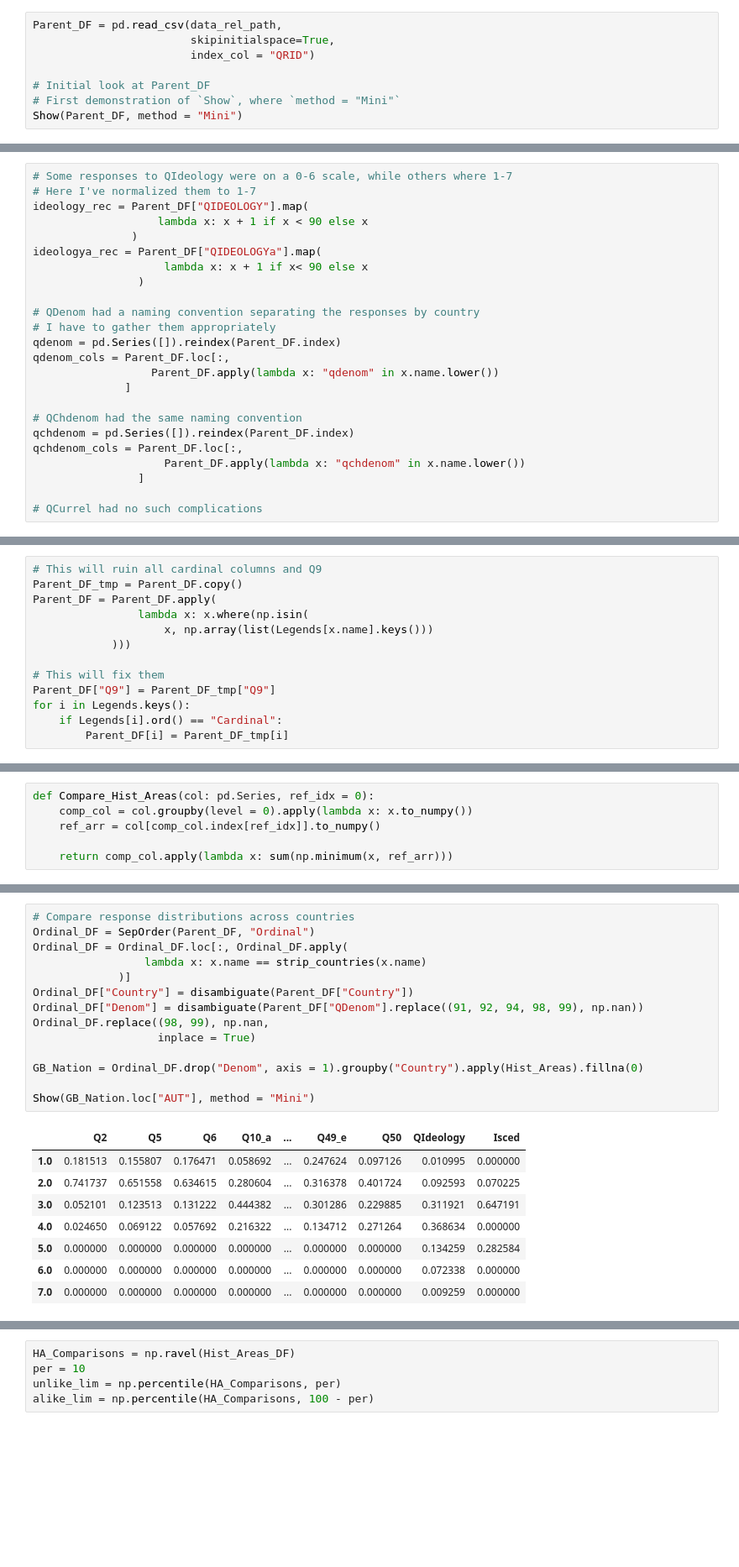
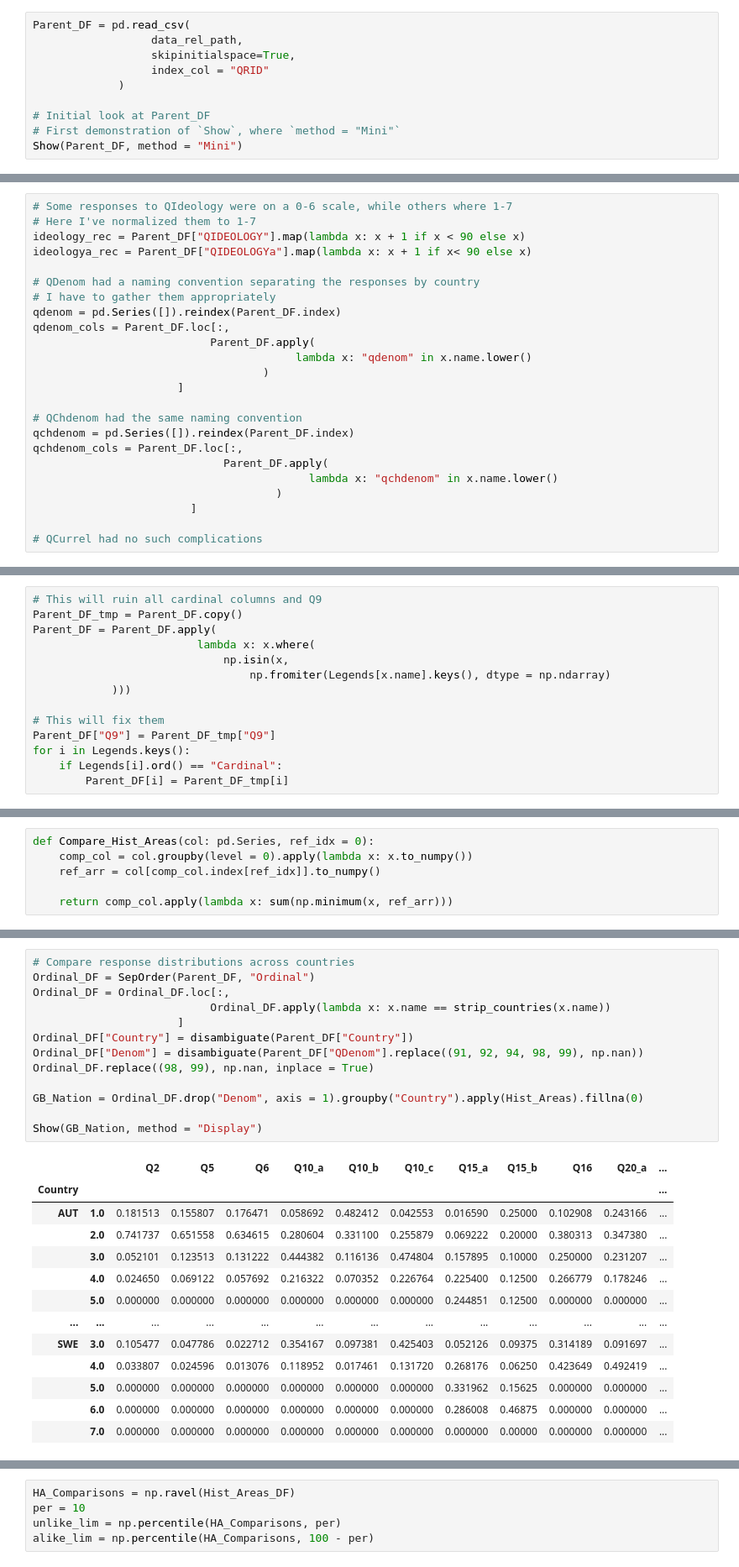
Before and after one commit to EvansOMalley/Personal-Project-Summer-2026, a Jupyter notebook: Summer-2026.ipynb, the cells around one changed output, grey strips where cells are left out. Shown at 84% size. Cells and saved outputs as stored; diff of their text form; blank space fills up the shorter version.

Commit message:
Formatting and pivot table

```diff
--- a/Summer-2026.ipynb
+++ b/Summer-2026.ipynb
@@ -368,9 +365,11 @@ while s < len(codebook):
 &nbsp;&nbsp;&nbsp;&nbsp;
 Import the raw data into a pandas DataFrame.
 # %%
-Parent_DF = pd.read_csv(data_rel_path,
-                        skipinitialspace=True,
-                        index_col = "QRID")
+Parent_DF = pd.read_csv(
+                  data_rel_path,
+                  skipinitialspace=True,
+                  index_col = "QRID"
+             )
 
 # Initial look at Parent_DF
 # First demonstration of `Show`, where `method = "Mini"`
@@ -459,25 +458,25 @@ This goes for `QIdeology`, `QDenom`, `QChdenom`, and `QCurrel`.
 # %%
 # Some responses to QIdeology were on a 0-6 scale, while others where 1-7
 # Here I've normalized them to 1-7
-ideology_rec = Parent_DF["QIDEOLOGY"].map(
-                   lambda x: x + 1 if x < 90 else x
-               )
-ideologya_rec = Parent_DF["QIDEOLOGYa"].map(
-                    lambda x: x + 1 if x< 90 else x
-                )
+ideology_rec = Parent_DF["QIDEOLOGY"].map(lambda x: x + 1 if x < 90 else x)
+ideologya_rec = Parent_DF["QIDEOLOGYa"].map(lambda x: x + 1 if x< 90 else x)
 
 # QDenom had a naming convention separating the responses by country
 # I have to gather them appropriately
 qdenom = pd.Series([]).reindex(Parent_DF.index)
 qdenom_cols = Parent_DF.loc[:,
-                  Parent_DF.apply(lambda x: "qdenom" in x.name.lower())
-              ]
+                           Parent_DF.apply(
+                                        lambda x: "qdenom" in x.name.lower()
+                                   )
+                      ]
 
 # QChdenom had the same naming convention
 qchdenom = pd.Series([]).reindex(Parent_DF.index)
 qchdenom_cols = Parent_DF.loc[:,
-                    Parent_DF.apply(lambda x: "qchdenom" in x.name.lower())
-                ]
+                             Parent_DF.apply(
+                                          lambda x: "qchdenom" in x.name.lower()
+                                     )
+                        ]
 
 # QCurrel had no such complications
 # %%
@@ -656,8 +655,9 @@ Due to some error, there are values in the Parent DataFrame that are not deciphe
 # This will ruin all cardinal columns and Q9
 Parent_DF_tmp = Parent_DF.copy()
 Parent_DF = Parent_DF.apply(
-                lambda x: x.where(np.isin(
-                    x, np.array(list(Legends[x.name].keys()))
+                         lambda x: x.where(
+                             np.isin(x,
+                                 np.fromiter(Legends[x.name].keys(), dtype = np.ndarray)
             )))
 
 # This will fix them
@@ -833,23 +838,27 @@ Paragraph
 # %%
 # Compare response distributions across countries
 Ordinal_DF = SepOrder(Parent_DF, "Ordinal")
-Ordinal_DF = Ordinal_DF.loc[:, Ordinal_DF.apply(
-                 lambda x: x.name == strip_countries(x.name)
-             )]
+Ordinal_DF = Ordinal_DF.loc[:,
+                           Ordinal_DF.apply(lambda x: x.name == strip_countries(x.name))
+                      ]
 Ordinal_DF["Country"] = disambiguate(Parent_DF["Country"])
 Ordinal_DF["Denom"] = disambiguate(Parent_DF["QDenom"].replace((91, 92, 94, 98, 99), np.nan))
-Ordinal_DF.replace((98, 99), np.nan,
-                   inplace = True)
+Ordinal_DF.replace((98, 99), np.nan, inplace = True)
 
 GB_Nation = Ordinal_DF.drop("Denom", axis = 1).groupby("Country").apply(Hist_Areas).fillna(0)
 
-Show(GB_Nation.loc["AUT"], method = "Mini")
+Show(GB_Nation, method = "Display")
 # %% [output]
-|  | Q2 | Q5 | Q6 | Q10_a | ... | Q49_e | Q50 | QIdeology | Isced |
-| 1.0 | 0.181513 | 0.155807 | 0.176471 | 0.058692 | ... | 0.247624 | 0.097126 | 0.010995 | 0.000000 |
-| 2.0 | 0.741737 | 0.651558 | 0.634615 | 0.280604 | ... | 0.316378 | 0.401724 | 0.092593 | 0.070225 |
-| 3.0 | 0.052101 | 0.123513 | 0.131222 | 0.444382 | ... | 0.301286 | 0.229885 | 0.311921 | 0.647191 |
-| 4.0 | 0.024650 | 0.069122 | 0.057692 | 0.216322 | ... | 0.134712 | 0.271264 | 0.368634 | 0.000000 |
-| 5.0 | 0.000000 | 0.000000 | 0.000000 | 0.000000 | ... | 0.000000 | 0.000000 | 0.134259 | 0.282584 |
-| 6.0 | 0.000000 | 0.000000 | 0.000000 | 0.000000 | ... | 0.000000 | 0.000000 | 0.072338 | 0.000000 |
-| 7.0 | 0.000000 | 0.000000 | 0.000000 | 0.000000 | ... | 0.000000 | 0.000000 | 0.009259 | 0.000000 |
+|  |  | Q2 | Q5 | Q6 | Q10_a | Q10_b | Q10_c | Q15_a | Q15_b | Q16 | Q20_a | ... |
+| Country |  |  |  |  |  |  |  |  |  |  |  | ... |
+| AUT | 1.0 | 0.181513 | 0.155807 | 0.176471 | 0.058692 | 0.482412 | 0.042553 | 0.016590 | 0.25000 | 0.102908 | 0.243166 | ... |
+|  | 2.0 | 0.741737 | 0.651558 | 0.634615 | 0.280604 | 0.331100 | 0.255879 | 0.069222 | 0.20000 | 0.380313 | 0.347380 | ... |
+|  | 3.0 | 0.052101 | 0.123513 | 0.131222 | 0.444382 | 0.116136 | 0.474804 | 0.157895 | 0.10000 | 0.250000 | 0.231207 | ... |
+|  | 4.0 | 0.024650 | 0.069122 | 0.057692 | 0.216322 | 0.070352 | 0.226764 | 0.225400 | 0.12500 | 0.266779 | 0.178246 | ... |
+|  | 5.0 | 0.000000 | 0.000000 | 0.000000 | 0.000000 | 0.000000 | 0.000000 | 0.244851 | 0.12500 | 0.000000 | 0.000000 | ... |
+| ... | ... | ... | ... | ... | ... | ... | ... | ... | ... | ... | ... | ... |
+| SWE | 3.0 | 0.105477 | 0.047786 | 0.022712 | 0.354167 | 0.097381 | 0.425403 | 0.052126 | 0.09375 | 0.314189 | 0.091697 | ... |
+|  | 4.0 | 0.033807 | 0.024596 | 0.013076 | 0.118952 | 0.017461 | 0.131720 | 0.268176 | 0.06250 | 0.423649 | 0.492419 | ... |
+|  | 5.0 | 0.000000 | 0.000000 | 0.000000 | 0.000000 | 0.000000 | 0.000000 | 0.331962 | 0.15625 | 0.000000 | 0.000000 | ... |
+|  | 6.0 | 0.000000 | 0.000000 | 0.000000 | 0.000000 | 0.000000 | 0.000000 | 0.286008 | 0.46875 | 0.000000 | 0.000000 | ... |
+|  | 7.0 | 0.000000 | 0.000000 | 0.000000 | 0.000000 | 0.000000 | 0.000000 | 0.000000 | 0.00000 | 0.000000 | 0.000000 | ... |
```
Also changed, not shown: parts of 25 cells of this notebook.
